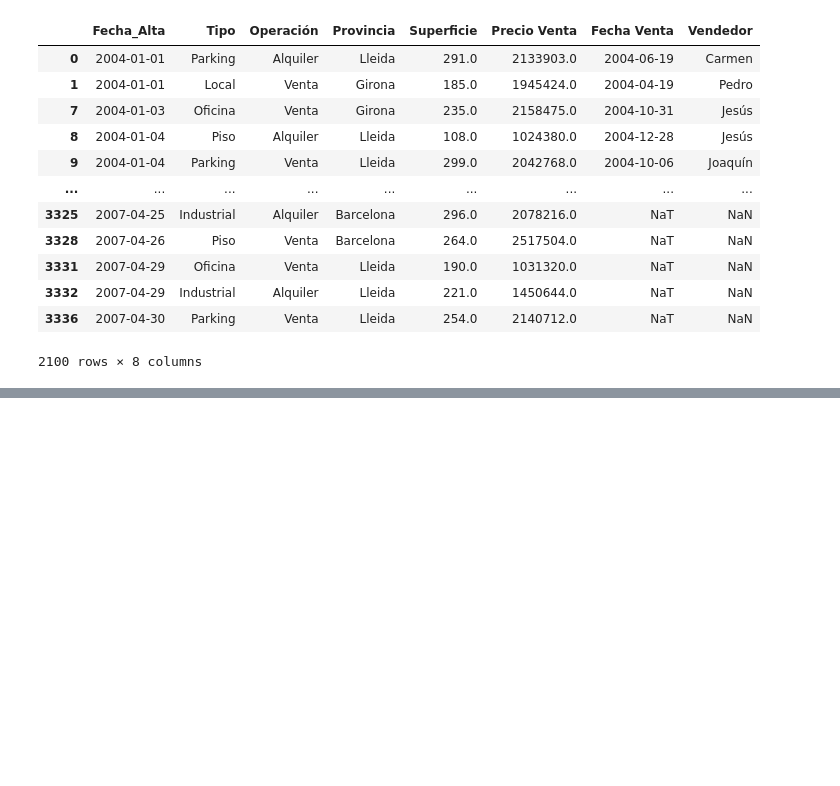
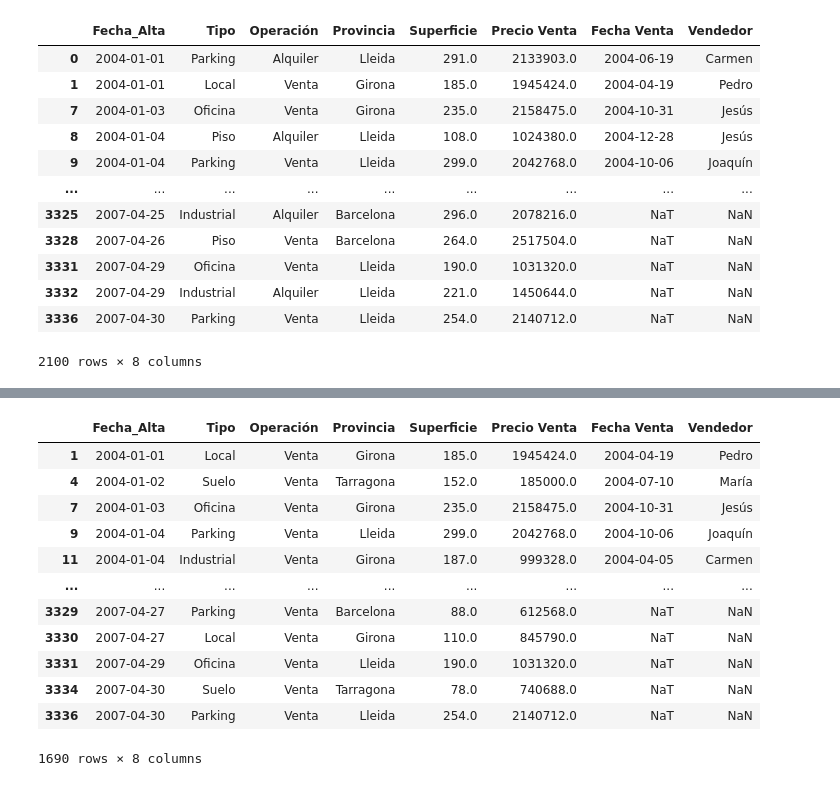
Before and after one commit to BetoxAlka/AnaliticaDatos, a Jupyter notebook: Actividad_3_3.ipynb, the cells around one changed output, grey strips where cells are left out. Saved outputs shown, nothing was run; the diff lists cells and outputs as text; code cells hidden in the pictures; blank space fills up the shorter version.

```diff
--- a/Actividad_3_3.ipynb
+++ b/Actividad_3_3.ipynb
@@ -174,0 +202,17 @@ files.download('Filtro5.csv')
+# %%
+filtro7 = df1[~(df1['Operación'] == 'Alquiler') & ~(df1['Operación'] == 'Oficina')] #FIltro de aquellos que no sean operación ni alquiler ni oficina
+filtro7
+# %% [output]
+|  | Fecha_Alta | Tipo | Operación | Provincia | Superficie | Precio Venta | Fecha Venta | Vendedor |
+| 1 | 2004-01-01 | Local | Venta | Girona | 185.0 | 1945424.0 | 2004-04-19 | Pedro |
+| 4 | 2004-01-02 | Suelo | Venta | Tarragona | 152.0 | 185000.0 | 2004-07-10 | María |
+| 7 | 2004-01-03 | Oficina | Venta | Girona | 235.0 | 2158475.0 | 2004-10-31 | Jesús |
+| 9 | 2004-01-04 | Parking | Venta | Lleida | 299.0 | 2042768.0 | 2004-10-06 | Joaquín |
+| 11 | 2004-01-04 | Industrial | Venta | Girona | 187.0 | 999328.0 | 2004-04-05 | Carmen |
+| ... | ... | ... | ... | ... | ... | ... | ... | ... |
+| 3329 | 2007-04-27 | Parking | Venta | Barcelona | 88.0 | 612568.0 | NaT | NaN |
+| 3330 | 2007-04-27 | Local | Venta | Girona | 110.0 | 845790.0 | NaT | NaN |
+| 3331 | 2007-04-29 | Oficina | Venta | Lleida | 190.0 | 1031320.0 | NaT | NaN |
+| 3334 | 2007-04-30 | Suelo | Venta | Tarragona | 78.0 | 740688.0 | NaT | NaN |
+| 3336 | 2007-04-30 | Parking | Venta | Lleida | 254.0 | 2140712.0 | NaT | NaN |
+1690 rows × 8 columns
```
Also changed, not shown: parts of 3 cells of this notebook.
